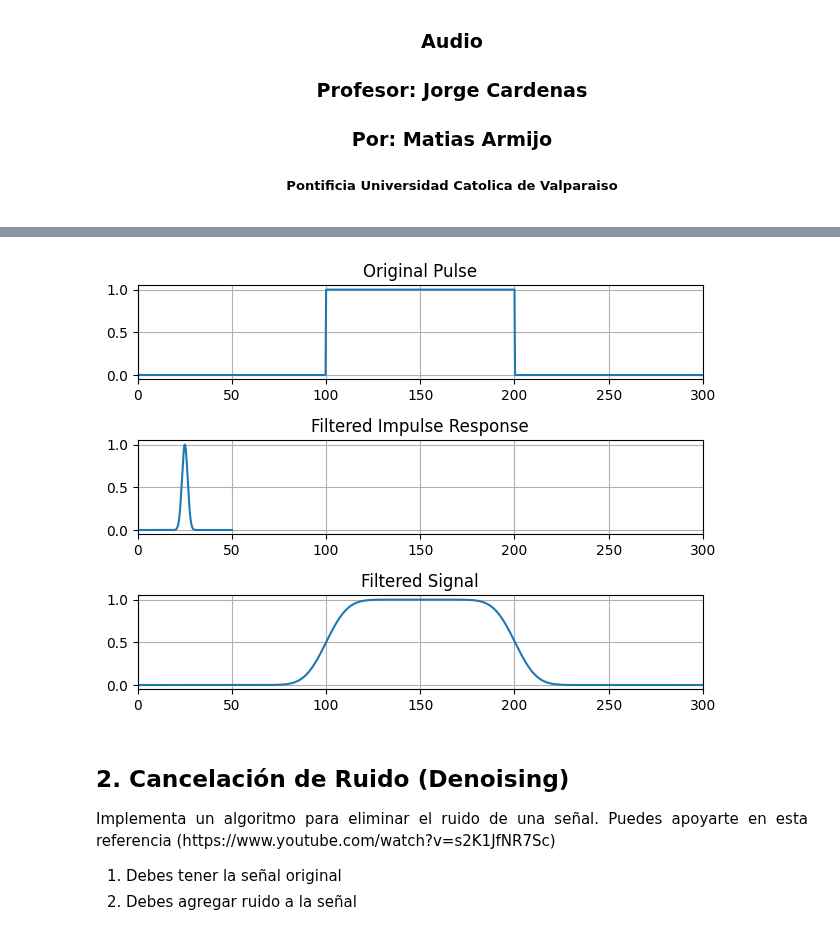
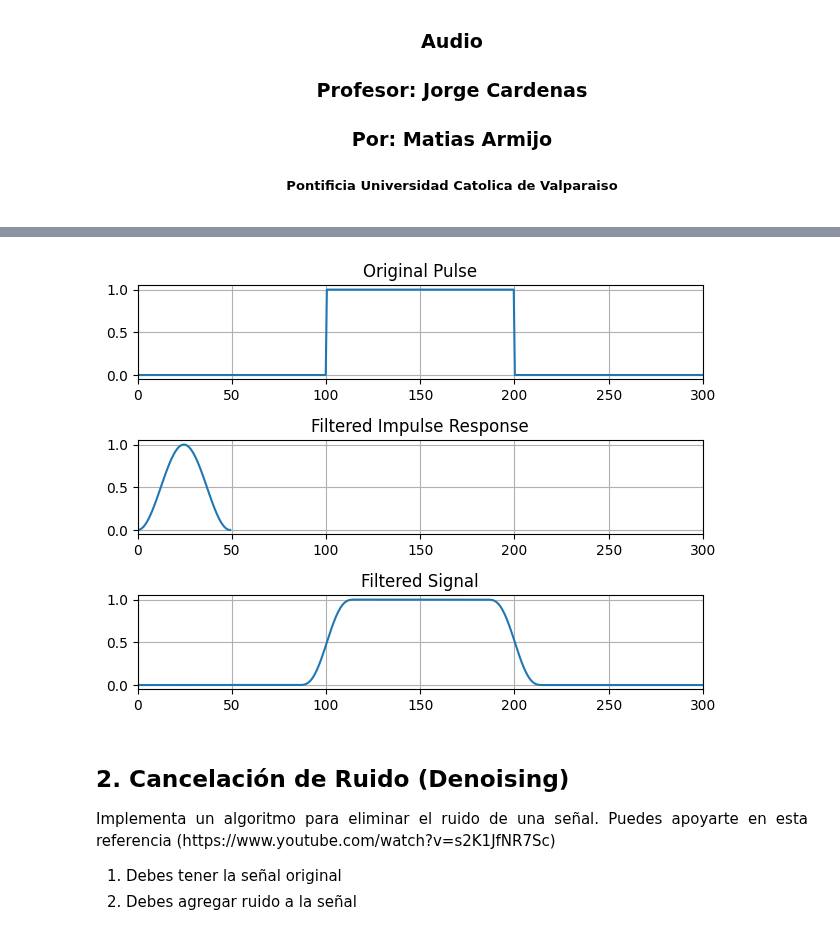
Before and after one commit to MatiasArmijo/Actividades-EIE-401-Matias-Armijo, a Jupyter notebook: actividad-4/Actividad_4_ArmijoMatias_ID.ipynb, the cells around one changed output, grey strips where cells are left out. Drawn from its saved outputs; the diff is of its cells as text; code cells hidden in the pictures.

```diff
--- a/actividad-4/Actividad_4_ArmijoMatias_ID.ipynb
+++ b/actividad-4/Actividad_4_ArmijoMatias_ID.ipynb
@@ -26,6 +26,7 @@ Una de las operaciones más comunes en tratamiento de imagenes, video etc, es la
 import numpy as np
 import matplotlib.pyplot as plt
 from scipy.signal import convolve
+from scipy import signal
 
 
 # Funcion para generar pulso original
@@ -36,14 +37,9 @@ def original_pulse(t,center,width):
             x[a] =  1
     return x
 
-# Funcion para generar respuesta impulso filtrada
-def impulse_filter_response(t, mu, sigma):
-    f = np.exp(-((t - mu) ** 2) / (2 * sigma ** 2)) / (sigma * np.sqrt(2 * np.pi))
-    return f/np.max(f)
 
-
-T = 300     # Limite vector de tiempo
-N = 1000    # Cantidad de muestras del vector de tiempo
+T = 300    # Limite vector de tiempo
+N = 500    # Cantidad de muestras del vector de tiempo
 
 t = np.linspace(0, T, N)    # Tiempo para pulso original
 t2 = np.linspace(0,50,N)    # Tiempo para respuesta impulso filtrada
@@ -52,39 +48,39 @@ t2 = np.linspace(0,50,N)    # Tiempo para respuesta impulso filtrada
 pulse = original_pulse(t,150,100)
 
 # Filter impulse response
-h = impulse_filter_response(t2, 25, 1.5)
-signal_conv = convolve( pulse, h, mode = 'same')
+h = signal.windows.hann(50)
+signal_conv = convolve( pulse, h, mode = 'same') /sum(h)
 
 # Tiempo para señal convolucionada
 t3 = np.linspace(0,T,len(signal_conv))
 
 # Graficos
 
 # Pulso original
 plt.subplot(3,1,1)
 plt.plot(t,pulse)
 plt.title('Original Pulse')
 plt.grid(True)
 plt.xlim(0,T)
 
 # Respueta impulso filtrada
 plt.subplot(3,1,2)
-plt.plot(t2,h)
+plt.plot(h)
 plt.title('Filtered Impulse Response')
 plt.grid(True)
 plt.xlim(0,T)
 
 # Señal filtrada
 plt.subplot(3,1,3)
 plt.plot(t3,signal_conv/np.max(signal_conv))
 plt.title('Filtered Signal')
 plt.grid(True)
 plt.xlim(0,T)
 
 plt.tight_layout()
 plt.show()
 # %% [output]
-[figure, old version]
+[figure, new version]
 # %% [markdown]
 ## 2. Cancelación de Ruido (Denoising)
 <p align="justify">
```
Also changed, not shown: parts of 7 cells of this notebook, 1 other file.
